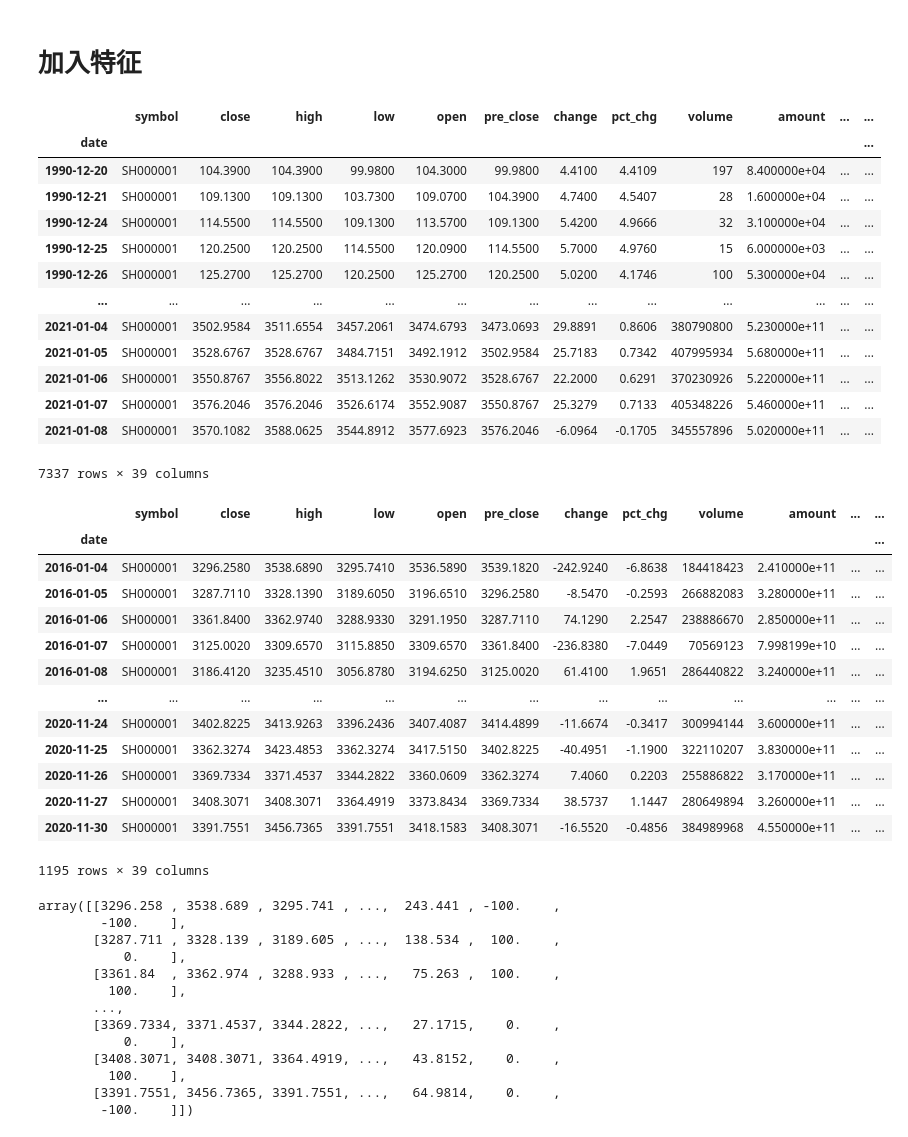
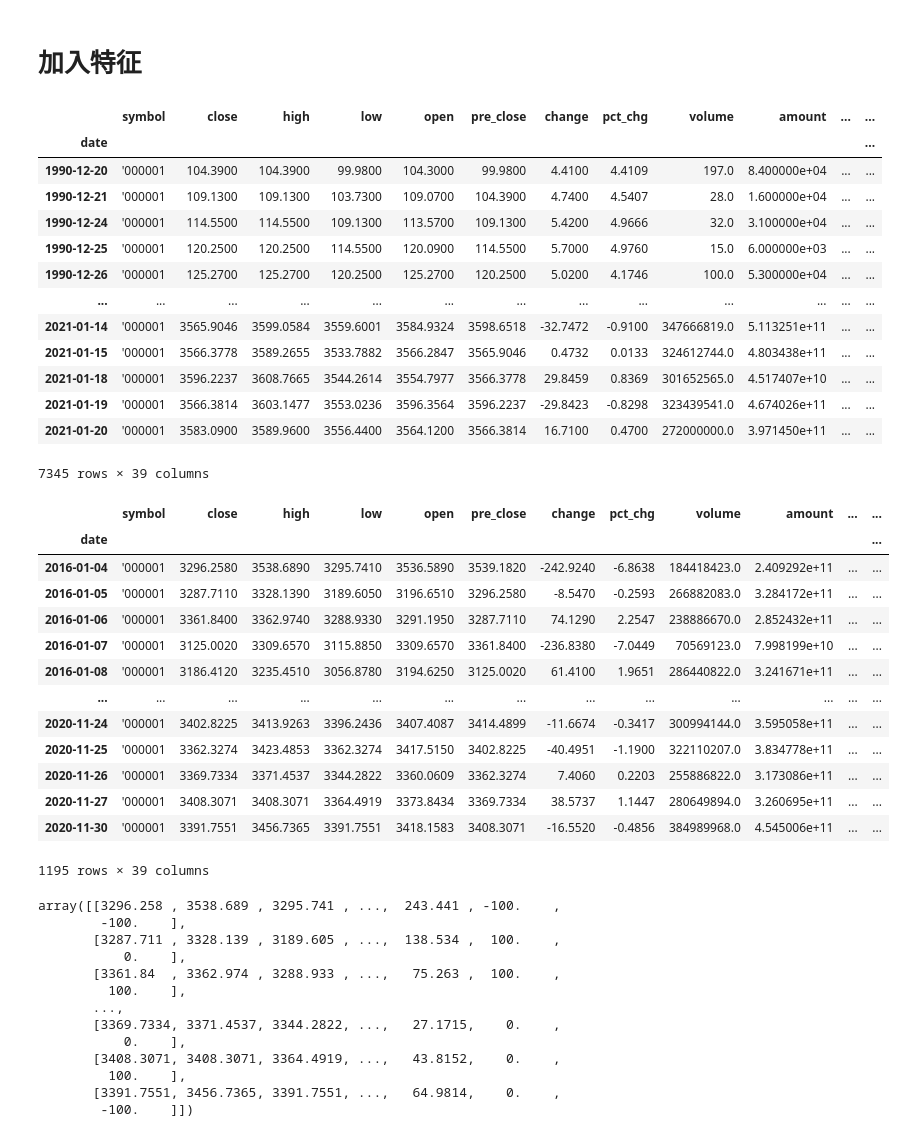
Before and after one commit to Ethan-yh/stock-prediction, a Jupyter notebook: main.ipynb, the cells around one changed output. Cells and saved outputs as stored; diff of their text form; code cells hidden in the pictures.

```diff
--- a/main.ipynb
+++ b/main.ipynb
@@ -9,7 +9,7 @@ import talib as ta
 # 数据加载
 # %%
 # 原始数据
-data_path = './data/pre/SH000001.csv'
+data_path = './data/pre/000001.SH.csv'
 df = pd.read_csv(data_path, index_col=0)
 df
 # %% [output]
@@ -66,44 +66,44 @@ df
 # %% [output]
 |  | symbol | close | high | low | open | pre_close | change | pct_chg | volume | amount | ... | ... |
 | date |  |  |  |  |  |  |  |  |  |  |  | ... |
-| 1990-12-20 | SH000001 | 104.3900 | 104.3900 | 99.9800 | 104.3000 | 99.9800 | 4.4100 | 4.4109 | 197 | 8.400000e+04 | ... | ... |
-| 1990-12-21 | SH000001 | 109.1300 | 109.1300 | 103.7300 | 109.0700 | 104.3900 | 4.7400 | 4.5407 | 28 | 1.600000e+04 | ... | ... |
-| 1990-12-24 | SH000001 | 114.5500 | 114.5500 | 109.1300 | 113.5700 | 109.1300 | 5.4200 | 4.9666 | 32 | 3.100000e+04 | ... | ... |
-| 1990-12-25 | SH000001 | 120.2500 | 120.2500 | 114.5500 | 120.0900 | 114.5500 | 5.7000 | 4.9760 | 15 | 6.000000e+03 | ... | ... |
-| 1990-12-26 | SH000001 | 125.2700 | 125.2700 | 120.2500 | 125.2700 | 120.2500 | 5.0200 | 4.1746 | 100 | 5.300000e+04 | ... | ... |
+| 1990-12-20 | '000001 | 104.3900 | 104.3900 | 99.9800 | 104.3000 | 99.9800 | 4.4100 | 4.4109 | 197.0 | 8.400000e+04 | ... | ... |
+| 1990-12-21 | '000001 | 109.1300 | 109.1300 | 103.7300 | 109.0700 | 104.3900 | 4.7400 | 4.5407 | 28.0 | 1.600000e+04 | ... | ... |
+| 1990-12-24 | '000001 | 114.5500 | 114.5500 | 109.1300 | 113.5700 | 109.1300 | 5.4200 | 4.9666 | 32.0 | 3.100000e+04 | ... | ... |
+| 1990-12-25 | '000001 | 120.2500 | 120.2500 | 114.5500 | 120.0900 | 114.5500 | 5.7000 | 4.9760 | 15.0 | 6.000000e+03 | ... | ... |
+| 1990-12-26 | '000001 | 125.2700 | 125.2700 | 120.2500 | 125.2700 | 120.2500 | 5.0200 | 4.1746 | 100.0 | 5.300000e+04 | ... | ... |
 | ... | ... | ... | ... | ... | ... | ... | ... | ... | ... | ... | ... | ... |
-| 2021-01-04 | SH000001 | 3502.9584 | 3511.6554 | 3457.2061 | 3474.6793 | 3473.0693 | 29.8891 | 0.8606 | 380790800 | 5.230000e+11 | ... | ... |
-| 2021-01-05 | SH000001 | 3528.6767 | 3528.6767 | 3484.7151 | 3492.1912 | 3502.9584 | 25.7183 | 0.7342 | 407995934 | 5.680000e+11 | ... | ... |
-| 2021-01-06 | SH000001 | 3550.8767 | 3556.8022 | 3513.1262 | 3530.9072 | 3528.6767 | 22.2000 | 0.6291 | 370230926 | 5.220000e+11 | ... | ... |
-| 2021-01-07 | SH000001 | 3576.2046 | 3576.2046 | 3526.6174 | 3552.9087 | 3550.8767 | 25.3279 | 0.7133 | 405348226 | 5.460000e+11 | ... | ... |
-| 2021-01-08 | SH000001 | 3570.1082 | 3588.0625 | 3544.8912 | 3577.6923 | 3576.2046 | -6.0964 | -0.1705 | 345557896 | 5.020000e+11 | ... | ... |
+| 2021-01-14 | '000001 | 3565.9046 | 3599.0584 | 3559.6001 | 3584.9324 | 3598.6518 | -32.7472 | -0.9100 | 347666819.0 | 5.113251e+11 | ... | ... |
+| 2021-01-15 | '000001 | 3566.3778 | 3589.2655 | 3533.7882 | 3566.2847 | 3565.9046 | 0.4732 | 0.0133 | 324612744.0 | 4.803438e+11 | ... | ... |
+| 2021-01-18 | '000001 | 3596.2237 | 3608.7665 | 3544.2614 | 3554.7977 | 3566.3778 | 29.8459 | 0.8369 | 301652565.0 | 4.517407e+10 | ... | ... |
+| 2021-01-19 | '000001 | 3566.3814 | 3603.1477 | 3553.0236 | 3596.3564 | 3596.2237 | -29.8423 | -0.8298 | 323439541.0 | 4.674026e+11 | ... | ... |
+| 2021-01-20 | '000001 | 3583.0900 | 3589.9600 | 3556.4400 | 3564.1200 | 3566.3814 | 16.7100 | 0.4700 | 272000000.0 | 3.971450e+11 | ... | ... |
-7337 rows × 39 columns
+7345 rows × 39 columns
 # %%
 # 数据集划分
 train_start_time = '2016-01-01'
 train_end_time = '2020-11-30'
 valid_start_time = '2021-01-01'
 valid_end_time = '2021-01-07'
 test_start_time = '2020-12-01'
-test_end_time = '2020-12-31'
+test_end_time = '2021-01-20'
 train_df = df.loc[train_start_time:train_end_time]
 valid_df = df.loc[valid_start_time:valid_end_time]
 test_df = df.loc[test_start_time:test_end_time]
 train_df
 # %% [output]
 |  | symbol | close | high | low | open | pre_close | change | pct_chg | volume | amount | ... | ... |
 | date |  |  |  |  |  |  |  |  |  |  |  | ... |
-| 2016-01-04 | SH000001 | 3296.2580 | 3538.6890 | 3295.7410 | 3536.5890 | 3539.1820 | -242.9240 | -6.8638 | 184418423 | 2.410000e+11 | ... | ... |
-| 2016-01-05 | SH000001 | 3287.7110 | 3328.1390 | 3189.6050 | 3196.6510 | 3296.2580 | -8.5470 | -0.2593 | 266882083 | 3.280000e+11 | ... | ... |
-| 2016-01-06 | SH000001 | 3361.8400 | 3362.9740 | 3288.9330 | 3291.1950 | 3287.7110 | 74.1290 | 2.2547 | 238886670 | 2.850000e+11 | ... | ... |
-| 2016-01-07 | SH000001 | 3125.0020 | 3309.6570 | 3115.8850 | 3309.6570 | 3361.8400 | -236.8380 | -7.0449 | 70569123 | 7.998199e+10 | ... | ... |
-| 2016-01-08 | SH000001 | 3186.4120 | 3235.4510 | 3056.8780 | 3194.6250 | 3125.0020 | 61.4100 | 1.9651 | 286440822 | 3.240000e+11 | ... | ... |
+| 2016-01-04 | '000001 | 3296.2580 | 3538.6890 | 3295.7410 | 3536.5890 | 3539.1820 | -242.9240 | -6.8638 | 184418423.0 | 2.409292e+11 | ... | ... |
+| 2016-01-05 | '000001 | 3287.7110 | 3328.1390 | 3189.6050 | 3196.6510 | 3296.2580 | -8.5470 | -0.2593 | 266882083.0 | 3.284172e+11 | ... | ... |
+| 2016-01-06 | '000001 | 3361.8400 | 3362.9740 | 3288.9330 | 3291.1950 | 3287.7110 | 74.1290 | 2.2547 | 238886670.0 | 2.852432e+11 | ... | ... |
+| 2016-01-07 | '000001 | 3125.0020 | 3309.6570 | 3115.8850 | 3309.6570 | 3361.8400 | -236.8380 | -7.0449 | 70569123.0 | 7.998199e+10 | ... | ... |
+| 2016-01-08 | '000001 | 3186.4120 | 3235.4510 | 3056.8780 | 3194.6250 | 3125.0020 | 61.4100 | 1.9651 | 286440822.0 | 3.241671e+11 | ... | ... |
 | ... | ... | ... | ... | ... | ... | ... | ... | ... | ... | ... | ... | ... |
-| 2020-11-24 | SH000001 | 3402.8225 | 3413.9263 | 3396.2436 | 3407.4087 | 3414.4899 | -11.6674 | -0.3417 | 300994144 | 3.600000e+11 | ... | ... |
-| 2020-11-25 | SH000001 | 3362.3274 | 3423.4853 | 3362.3274 | 3417.5150 | 3402.8225 | -40.4951 | -1.1900 | 322110207 | 3.830000e+11 | ... | ... |
-| 2020-11-26 | SH000001 | 3369.7334 | 3371.4537 | 3344.2822 | 3360.0609 | 3362.3274 | 7.4060 | 0.2203 | 255886822 | 3.170000e+11 | ... | ... |
-| 2020-11-27 | SH000001 | 3408.3071 | 3408.3071 | 3364.4919 | 3373.8434 | 3369.7334 | 38.5737 | 1.1447 | 280649894 | 3.260000e+11 | ... | ... |
-| 2020-11-30 | SH000001 | 3391.7551 | 3456.7365 | 3391.7551 | 3418.1583 | 3408.3071 | -16.5520 | -0.4856 | 384989968 | 4.550000e+11 | ... | ... |
+| 2020-11-24 | '000001 | 3402.8225 | 3413.9263 | 3396.2436 | 3407.4087 | 3414.4899 | -11.6674 | -0.3417 | 300994144.0 | 3.595058e+11 | ... | ... |
+| 2020-11-25 | '000001 | 3362.3274 | 3423.4853 | 3362.3274 | 3417.5150 | 3402.8225 | -40.4951 | -1.1900 | 322110207.0 | 3.834778e+11 | ... | ... |
+| 2020-11-26 | '000001 | 3369.7334 | 3371.4537 | 3344.2822 | 3360.0609 | 3362.3274 | 7.4060 | 0.2203 | 255886822.0 | 3.173086e+11 | ... | ... |
+| 2020-11-27 | '000001 | 3408.3071 | 3408.3071 | 3364.4919 | 3373.8434 | 3369.7334 | 38.5737 | 1.1447 | 280649894.0 | 3.260695e+11 | ... | ... |
+| 2020-11-30 | '000001 | 3391.7551 | 3456.7365 | 3391.7551 | 3418.1583 | 3408.3071 | -16.5520 | -0.4856 | 384989968.0 | 4.545006e+11 | ... | ... |
 1195 rows × 39 columns
 # %%
 # 选择特征
```
Also changed, not shown: parts of 10 cells of this notebook, 4 other files.
